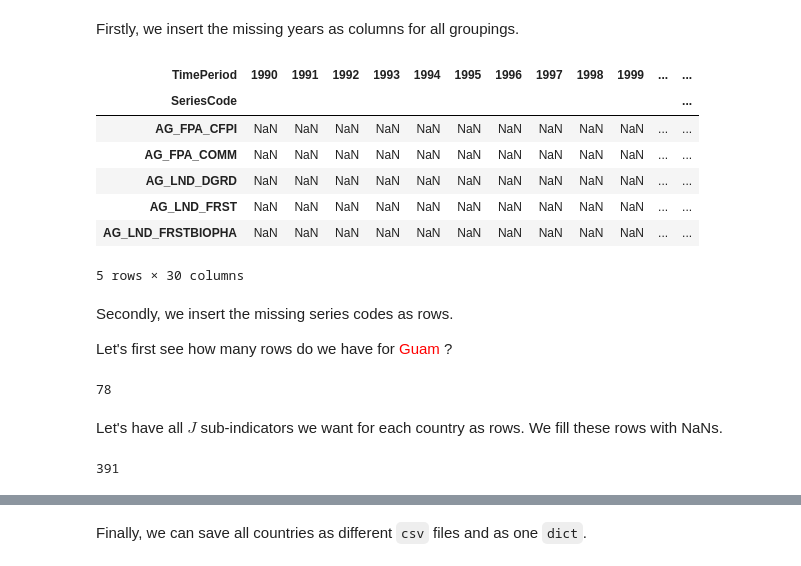
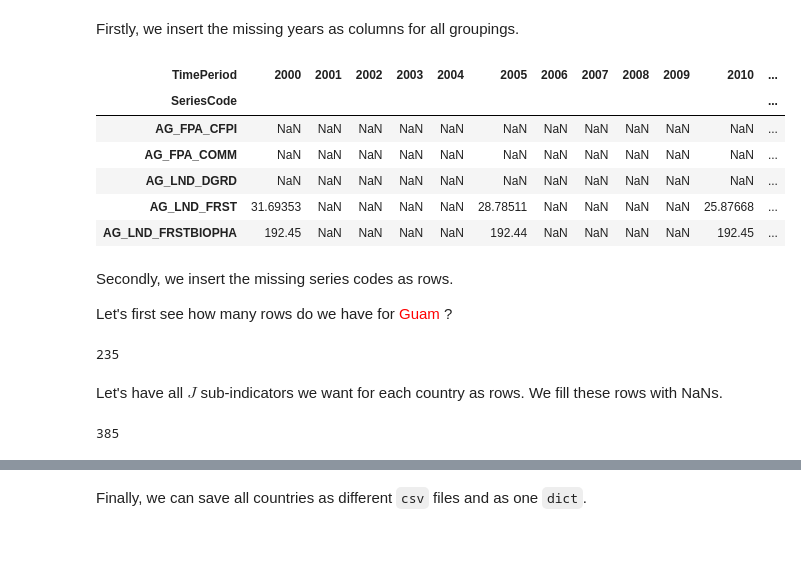
Before and after one commit to felix-laumann/SDG-networks, a Jupyter notebook: 1_data_preparation.ipynb, the cells around one changed output, grey strips where cells are left out. Drawn from its saved outputs; the diff is of its cells as text; code cells hidden in the pictures.

```diff
--- a/1_data_preparation.ipynb
+++ b/1_data_preparation.ipynb
@@ -99,7 +139,7 @@ We convert the data set into multiple small data sets by creating a dictionary t
 
 First, we create empty data frames for each key.
 # %%
-dict_all = {group: pd.DataFrame() for group in groupings}
+dict_all = {c: pd.DataFrame() for c in countries}
 # %%
 # check, should be empty
 dict_all.get('Belize')
@@ -108,7 +148,7 @@ dict_all.get('Belize')
 # %% [markdown]
 Second, we replace each of the empty data frames with the data we have available for them. Note, that our dictionary will be the ensamble of all groupings.
 # %%
-for group in groupings:    # memory-intensive
-    dict_all[group] = all_data[all_data['GeoAreaName'].isin(['{}'.format(group)])]
+for c in countries:    # memory-intensive
+    dict_all[c] = all_data[all_data['GeoAreaName'].isin(['{}'.format(c)])]
 # %%
 # check
@@ -137,7 +172,7 @@ Now, we have one data frame per country. The next step is to have years as colum
 
 The next cell gives us the series codes in the rows and the years in the columns. These series codes are unique descriptions of the sub-indicators and we match these series codes to indicators and all other information in a different data frame.
 # %%
-for group in groupings:
-    dict_all[group] = dict_all.get(group).pivot_table(values='Value', index='SeriesCode', columns='TimePeriod', dropna=False, aggfunc='first')
+for c in countries:
+    dict_all[c] = dict_all.get(c).pivot_table(values='Value', index='SeriesCode', columns='TimePeriod', dropna=False, aggfunc='first')
 # %%
 # check
@@ -254,32 +272,31 @@ len(seriescodes)
 # %% [markdown]
 Firstly, we insert the missing years as columns for all groupings.
 # %%
-for group in groupings:    # memory-intensive
+for c in countries:    # memory-intensive
     for year in years:
-        if year not in list(dict_all[group]):
-            dict_all[group]['{}'.format(year)] = np.nan
+        if year not in list(dict_all[c]):
+            dict_all[c]['{}'.format(year)] = np.nan
     # having the years in order
-    dict_all[group] = dict_all[group][['1990', '1991', '1992', '1993', '1994', '1995', '1996', '1997', '1998', '1999', '2000', '2001', '2002', '2003', '2004', '2005', '2006', '2007', '2008', '2009', '2010', '2011', '2012', '2013', '2014', '2015', '2016', '2017', '2018', '2019']]
+    dict_all[c] = dict_all[c][['2000', '2001', '2002', '2003', '2004', '2005', '2006', '2007', '2008', '2009', '2010', '2011', '2012', '2013', '2014', '2015', '2016', '2017', '2018', '2019']]
 # %%
 # check
-dict_all['Guam'].head()
+dict_all['Nicaragua'].head()
 # %% [output]
-| TimePeriod | 1990 | 1991 | 1992 | 1993 | 1994 | 1995 | 1996 | 1997 | 1998 | 1999 | ... | ... |
+| TimePeriod | 2000 | 2001 | 2002 | 2003 | 2004 | 2005 | 2006 | 2007 | 2008 | 2009 | 2010 | ... |
 | SeriesCode |  |  |  |  |  |  |  |  |  |  |  | ... |
-| AG_FPA_CFPI | NaN | NaN | NaN | NaN | NaN | NaN | NaN | NaN | NaN | NaN | ... | ... |
-| AG_FPA_COMM | NaN | NaN | NaN | NaN | NaN | NaN | NaN | NaN | NaN | NaN | ... | ... |
-| AG_LND_DGRD | NaN | NaN | NaN | NaN | NaN | NaN | NaN | NaN | NaN | NaN | ... | ... |
-| AG_LND_FRST | NaN | NaN | NaN | NaN | NaN | NaN | NaN | NaN | NaN | NaN | ... | ... |
-| AG_LND_FRSTBIOPHA | NaN | NaN | NaN | NaN | NaN | NaN | NaN | NaN | NaN | NaN | ... | ... |
+| AG_FPA_CFPI | NaN | NaN | NaN | NaN | NaN | NaN | NaN | NaN | NaN | NaN | NaN | ... |
+| AG_FPA_COMM | NaN | NaN | NaN | NaN | NaN | NaN | NaN | NaN | NaN | NaN | NaN | ... |
+| AG_LND_DGRD | NaN | NaN | NaN | NaN | NaN | NaN | NaN | NaN | NaN | NaN | NaN | ... |
+| AG_LND_FRST | 31.69353 | NaN | NaN | NaN | NaN | 28.78511 | NaN | NaN | NaN | NaN | 25.87668 | ... |
+| AG_LND_FRSTBIOPHA | 192.45 | NaN | NaN | NaN | NaN | 192.44 | NaN | NaN | NaN | NaN | 192.45 | ... |
-5 rows × 30 columns
 # %% [markdown]
 Secondly, we insert the missing series codes as rows.
 
 Let's first see how many rows do we have for <span style="color:red"> Guam </span>?
 # %%
-len(list(dict_all['Guam'].index))
+len(list(dict_all['Nicaragua'].index))
 # %% [output]
-78
+235
 # %% [markdown]
 Let's have all $J$ sub-indicators we want for each country as rows. We fill these rows with NaNs.
 # %%
@@ -290,7 +307,7 @@ for group in groupings:        # memory-intensive
 # %%
 # check: do we have J many?
-len(list(dict_all['Guam'].index))
+len(list(dict_all['Nicaragua'].index))
 # %% [output]
-391
+385
 # %%
 # convert all to floats
```
Also changed, not shown: parts of 43 cells of this notebook, 2 other files.
